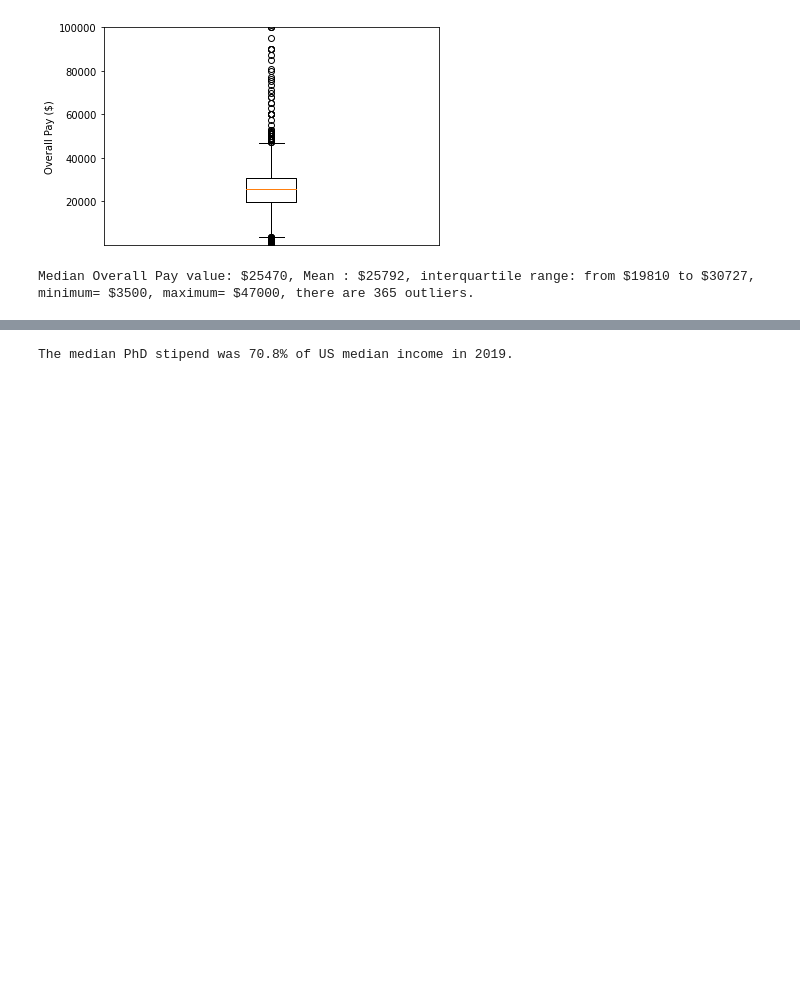
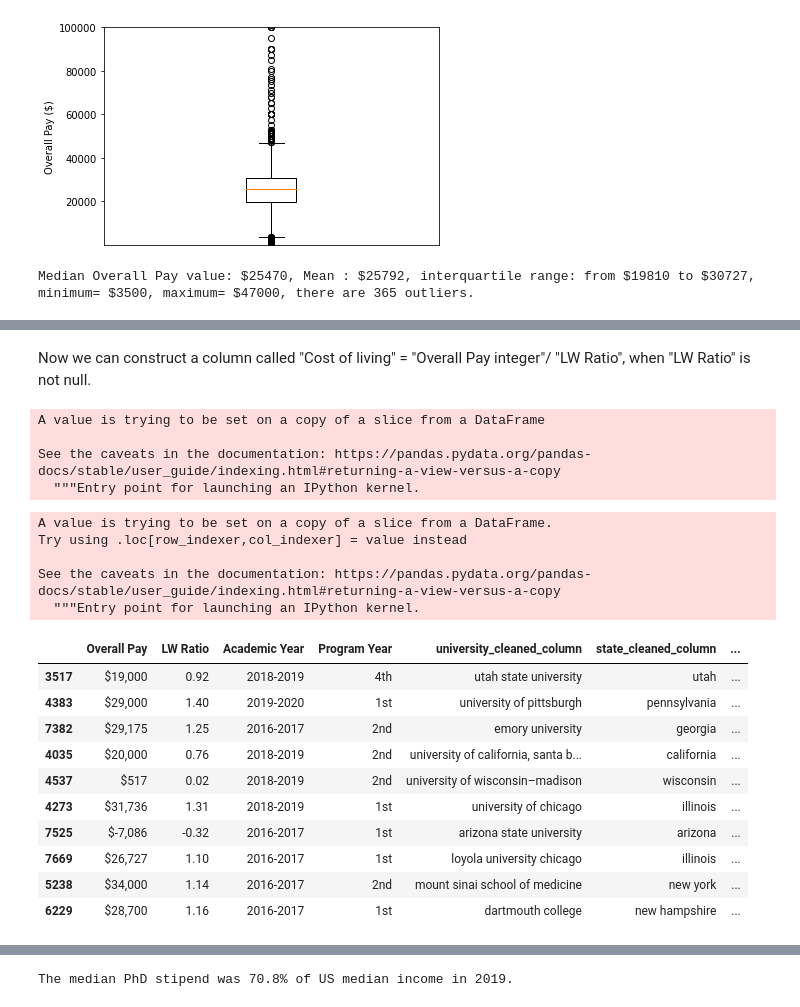
Before and after one commit to amandaventurac/PhD_salaries, a Jupyter notebook: PhD_salaries.ipynb, the cells around one changed output, grey strips where cells are left out. Cells and saved outputs as stored; diff of their text form; code cells hidden in the pictures; blank space fills up the shorter version.

```diff
--- a/PhD_salaries.ipynb
+++ b/PhD_salaries.ipynb
@@ -885,8 +921,8 @@ One way to deal with outliers is to consider that all the outliers above the max
 # %%
-def treat_outlier(data, min_cap, max_cap):
-  if data > max_cap:
-    data = max_cap
-  if data < min_cap:
-    data = min_cap
+def treat_outlier(data, one_percent, ninetynine_percent):
+  if data > ninetynine_percent:
+    data = ninetynine_percent
+  if data < one_percent:
+    data = one_percent
   return data
 # %%
@@ -894,0 +969,9 @@ df3["Overall Pay Integer without outliers"]= df3.apply(lambda x:  treat_outlier(
+# %% [markdown]
+Now we can construct a column called "Cost of living" = "Overall Pay integer"/ "LW Ratio", when "LW Ratio" is not null.
+# %%
+df3_filtered.dropna(inplace = True)
+# %% [output]
+A value is trying to be set on a copy of a slice from a DataFrame
+
+See the caveats in the documentation: https://pandas.pydata.org/pandas-docs/stable/user_guide/indexing.html#returning-a-view-versus-a-copy
+  """Entry point for launching an IPython kernel.
@@ -894,0 +985,20 @@ df3["Overall Pay Integer without outliers"]= df3.apply(lambda x:  treat_outlier(
+# %%
+df3_filtered["cost_of_living"] = df3_filtered.apply(lambda x: create_cost_of_living_column(x["Overall Pay Integer without outliers"], x["LW Ratio"]), axis=1)
+df3_filtered.sample(10)
+# %% [output]
+A value is trying to be set on a copy of a slice from a DataFrame.
+Try using .loc[row_indexer,col_indexer] = value instead
+
+See the caveats in the documentation: https://pandas.pydata.org/pandas-docs/stable/user_guide/indexing.html#returning-a-view-versus-a-copy
+  """Entry point for launching an IPython kernel.
+|  | Overall Pay | LW Ratio | Academic Year | Program Year | university_cleaned_column | state_cleaned_column | ... |
+| 3517 | $19,000 | 0.92 | 2018-2019 | 4th | utah state university | utah | ... |
+| 4383 | $29,000 | 1.40 | 2019-2020 | 1st | university of pittsburgh | pennsylvania | ... |
+| 7382 | $29,175 | 1.25 | 2016-2017 | 2nd | emory university | georgia | ... |
+| 4035 | $20,000 | 0.76 | 2018-2019 | 2nd | university of california, santa b... | california | ... |
+| 4537 | $517 | 0.02 | 2018-2019 | 2nd | university of wisconsin–madison | wisconsin | ... |
+| 4273 | $31,736 | 1.31 | 2018-2019 | 1st | university of chicago | illinois | ... |
+| 7525 | $-7,086 | -0.32 | 2016-2017 | 1st | arizona state university | arizona | ... |
+| 7669 | $26,727 | 1.10 | 2016-2017 | 1st | loyola university chicago | illinois | ... |
+| 5238 | $34,000 | 1.14 | 2016-2017 | 2nd | mount sinai school of medicine | new york | ... |
+| 6229 | $28,700 | 1.16 | 2016-2017 | 1st | dartmouth college | new hampshire | ... |
```
Also changed, not shown: parts of 51 cells of this notebook.
